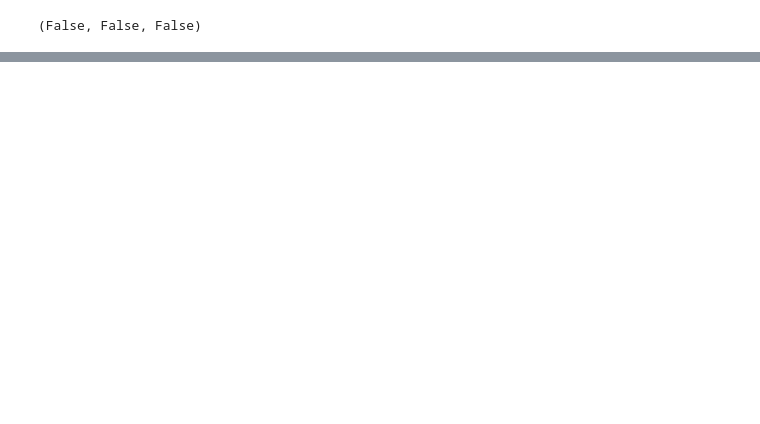
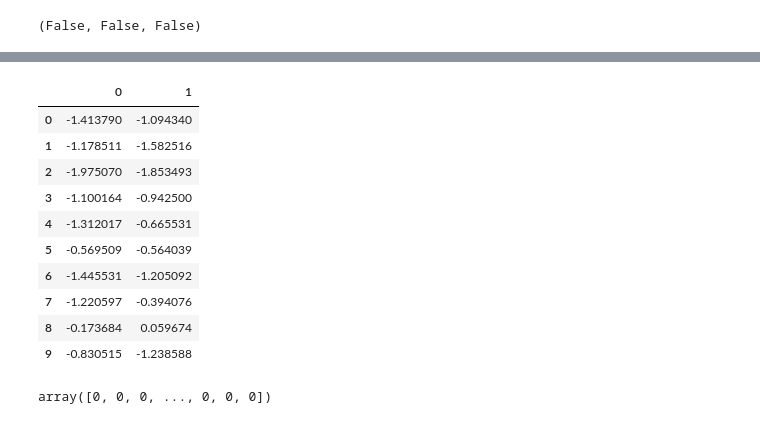
Before and after one commit to moniquebeaulieu/510_project, a Jupyter notebook: data_cleansing.ipynb, the cells around one changed output, grey strips where cells are left out. Cells and saved outputs as stored; diff of their text form; code cells hidden in the pictures; blank space fills up the shorter version.

```diff
--- a/data_cleansing.ipynb
+++ b/data_cleansing.ipynb
@@ -189,0 +231,12 @@ boundary_check(train_df) # making sure normalization within boundaries
+# %%
+## THIS IS AN EXAMPLE OF ONE-CLASS SVM JUST TO TEST
+
+
+# one-class svm for imbalanced binary classification
+from sklearn.datasets import make_classification
+from sklearn.model_selection import train_test_split
+from sklearn.metrics import f1_score
+from sklearn.svm import OneClassSVM
+# generate dataset
+X, y = make_classification(n_samples=10000, n_features=2, n_redundant=0,
+	n_clusters_per_class=1, weights=[0.999], flip_y=0, random_state=4)
@@ -189,0 +253,20 @@ boundary_check(train_df) # making sure normalization within boundaries
+# %%
+# just to see what X looks like in a dataframe
+pdf = pd.DataFrame(X)
+pdf.head(10)
+# %% [output]
+|  | 0 | 1 |
+| 0 | -1.413790 | -1.094340 |
+| 1 | -1.178511 | -1.582516 |
+| 2 | -1.975070 | -1.853493 |
+| 3 | -1.100164 | -0.942500 |
+| 4 | -1.312017 | -0.665531 |
+| 5 | -0.569509 | -0.564039 |
+| 6 | -1.445531 | -1.205092 |
+| 7 | -1.220597 | -0.394076 |
+| 8 | -0.173684 | 0.059674 |
+| 9 | -0.830515 | -1.238588 |
+# %%
+y
+# %% [output]
+array([0, 0, 0, ..., 0, 0, 0])
```
Also changed, not shown: parts of 26 cells of this notebook.
